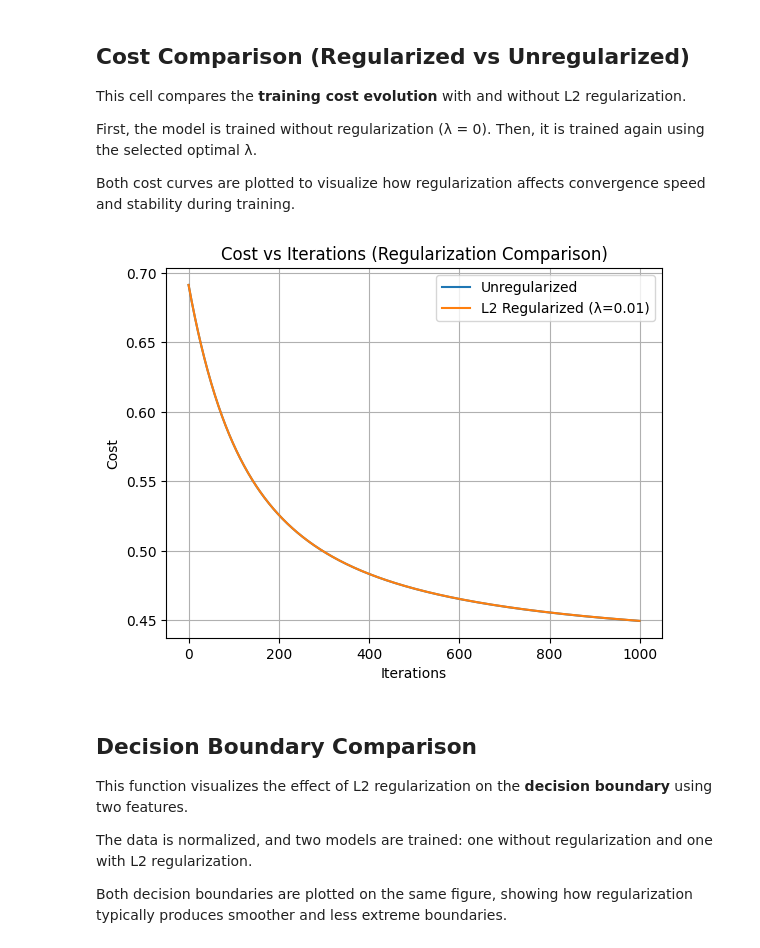
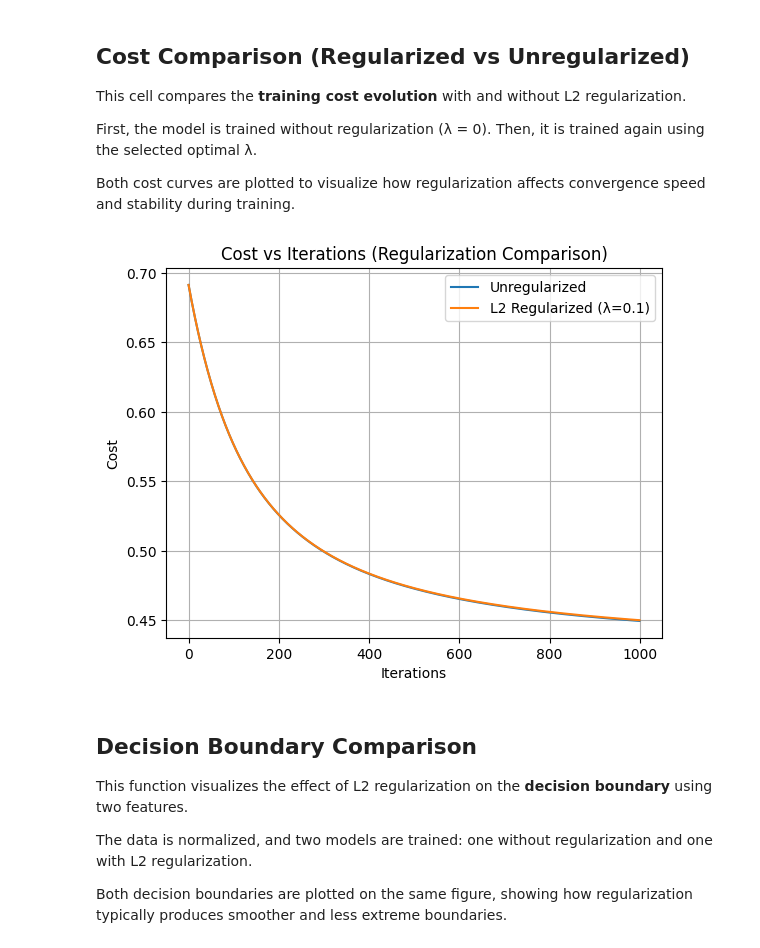
Before and after one commit to SantiagoAmaya21/TDSE_heart_disease_risk_prediction, a Jupyter notebook: heart_disease_lr_analysis.ipynb, the cells around one changed output. Cells and saved outputs as stored; diff of their text form; code cells hidden in the pictures.

```diff
--- a/heart_disease_lr_analysis.ipynb
+++ b/heart_disease_lr_analysis.ipynb
@@ -230,7 +248,7 @@ w_init = np.zeros(n_features)
 b_init = 0
 
 alpha = 0.01
-iterations = 1000
+iterations = 10000
 
 w_final, b_final, cost_history = gradient_descent(
     X_train_norm, y_train,
@@ -591,29 +616,31 @@ affects convergence speed and stability during training.
 # %%
 # Unregularized
 _, _, cost_unreg = gradient_descent_reg(
     X_train_norm, y_train,
     np.zeros(X_train_norm.shape[1]), 0,
     alpha=0.01, num_iters=1000, lambda_=0
 )
 
 # Regularized
-lambda_opt = 0.01
-_, _, cost_reg = gradient_descent_reg(
+lambda_opt = 0.1
+
+w_opt, b_opt, cost_reg = gradient_descent_reg(
     X_train_norm, y_train,
     np.zeros(X_train_norm.shape[1]), 0,
     alpha=0.01, num_iters=1000, lambda_=lambda_opt
 )
+
 
 plt.plot(cost_unreg, label="Unregularized")
 plt.plot(cost_reg, label=f"L2 Regularized (λ={lambda_opt})")
 plt.xlabel("Iterations")
 plt.ylabel("Cost")
 plt.title("Cost vs Iterations (Regularization Comparison)")
 plt.legend()
 plt.grid(True)
 plt.show()
 # %% [output]
-[figure, old version]
+[figure, new version]
 # %% [markdown]
 ## Decision Boundary Comparison
 This function visualizes the effect of L2 regularization
```
Also changed, not shown: parts of 12 cells of this notebook, 4 other files.
